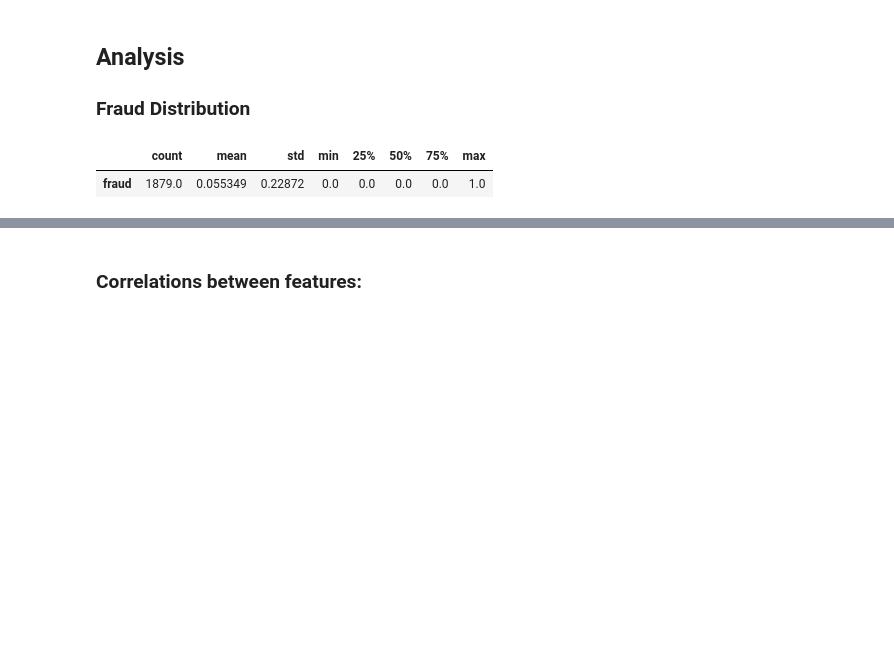
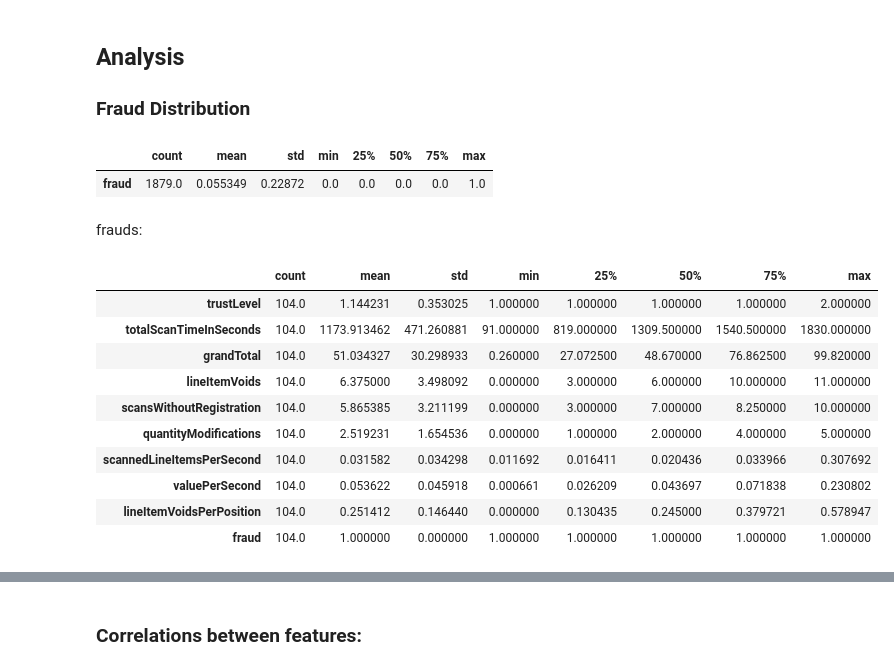
Before and after one commit to LackesLab/dmc2019, a Jupyter notebook: notebooks/EDA.ipynb, the cells around one changed output, grey strips where cells are left out. Saved outputs shown, nothing was run; the diff lists cells and outputs as text; code cells hidden in the pictures; blank space fills up the shorter version.

```diff
--- a/notebooks/EDA.ipynb
+++ b/notebooks/EDA.ipynb
@@ -40,3 +40,19 @@ df_train_original[['fraud']].describe().T
 # %% [output]
 |  | count | mean | std | min | 25% | 50% | 75% | max |
 | fraud | 1879.0 | 0.055349 | 0.22872 | 0.0 | 0.0 | 0.0 | 0.0 | 1.0 |
+# %% [markdown]
+frauds:
+# %%
+df_train_original[df_train_original['fraud'] == 1].describe().T
+# %% [output]
+|  | count | mean | std | min | 25% | 50% | 75% | max |
+| trustLevel | 104.0 | 1.144231 | 0.353025 | 1.000000 | 1.000000 | 1.000000 | 1.000000 | 2.000000 |
+| totalScanTimeInSeconds | 104.0 | 1173.913462 | 471.260881 | 91.000000 | 819.000000 | 1309.500000 | 1540.500000 | 1830.000000 |
+| grandTotal | 104.0 | 51.034327 | 30.298933 | 0.260000 | 27.072500 | 48.670000 | 76.862500 | 99.820000 |
+| lineItemVoids | 104.0 | 6.375000 | 3.498092 | 0.000000 | 3.000000 | 6.000000 | 10.000000 | 11.000000 |
+| scansWithoutRegistration | 104.0 | 5.865385 | 3.211199 | 0.000000 | 3.000000 | 7.000000 | 8.250000 | 10.000000 |
+| quantityModifications | 104.0 | 2.519231 | 1.654536 | 0.000000 | 1.000000 | 2.000000 | 4.000000 | 5.000000 |
+| scannedLineItemsPerSecond | 104.0 | 0.031582 | 0.034298 | 0.011692 | 0.016411 | 0.020436 | 0.033966 | 0.307692 |
+| valuePerSecond | 104.0 | 0.053622 | 0.045918 | 0.000661 | 0.026209 | 0.043697 | 0.071838 | 0.230802 |
+| lineItemVoidsPerPosition | 104.0 | 0.251412 | 0.146440 | 0.000000 | 0.130435 | 0.245000 | 0.379721 | 0.578947 |
+| fraud | 104.0 | 1.000000 | 0.000000 | 1.000000 | 1.000000 | 1.000000 | 1.000000 | 1.000000 |
```
Also changed, not shown: parts of 8 cells of this notebook.
